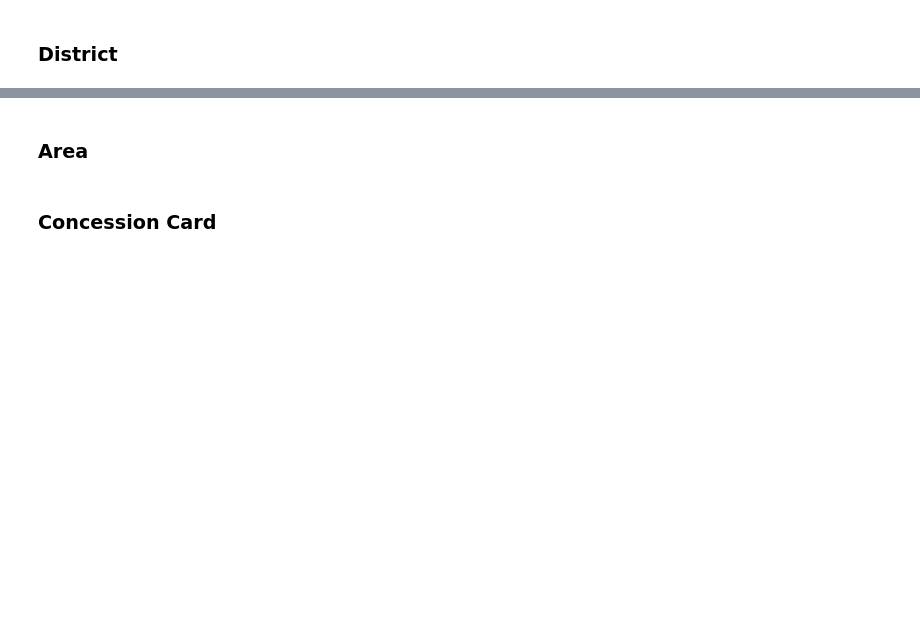
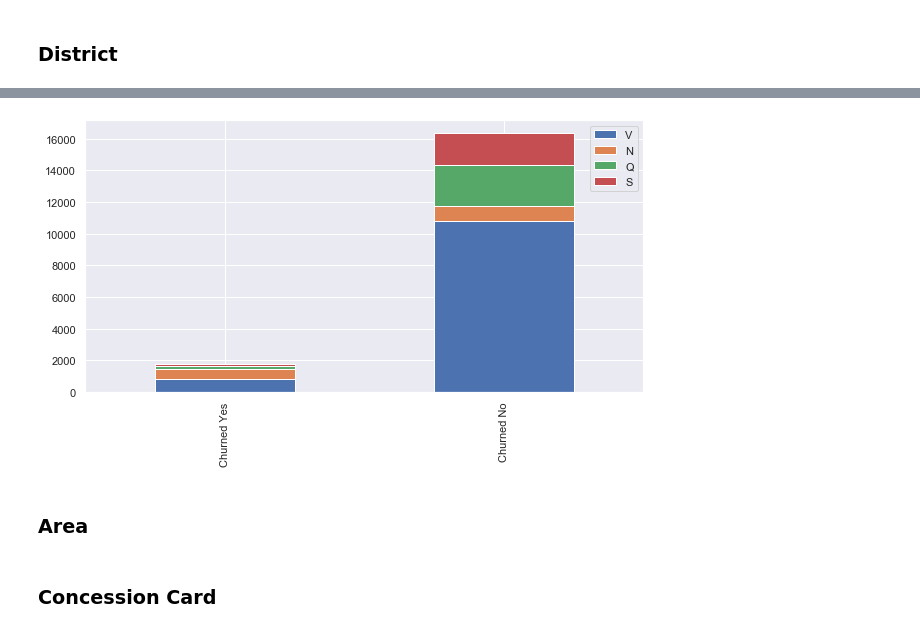
Before and after one commit to Vipul-Dass/Churn-Data, a Jupyter notebook: Data Cleaning Only.ipynb, the cells around one changed output, grey strips where cells are left out. Drawn from its saved outputs; the diff is of its cells as text; code cells hidden in the pictures; blank space fills up the shorter version.

```diff
--- a/Data Cleaning Only.ipynb
+++ b/Data Cleaning Only.ipynb
@@ -328,3 +334,7 @@ data['District'].value_counts()
+# %%
+bar_chart1('District')
+# %% [output]
+[figure, added]
 # %% [markdown]
 ### Area
 # %%
```
Also changed, not shown: parts of 66 cells of this notebook.
